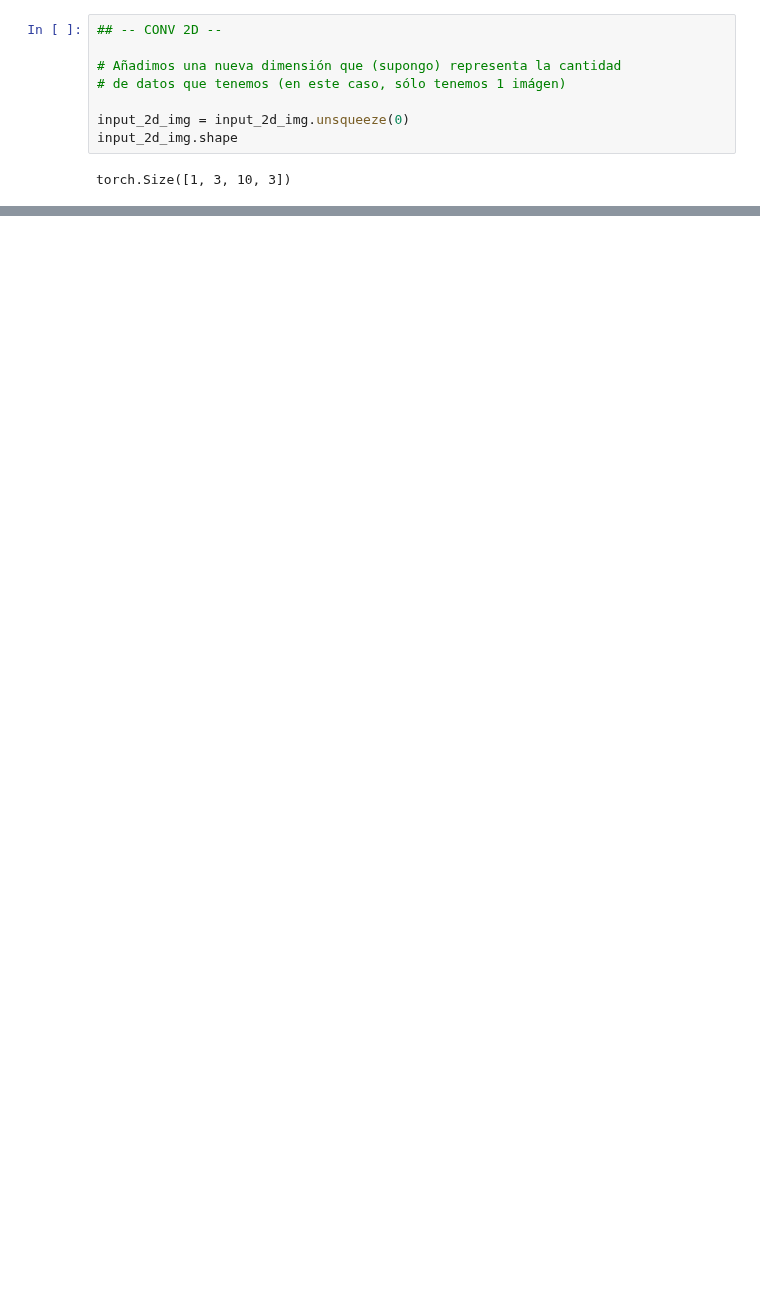
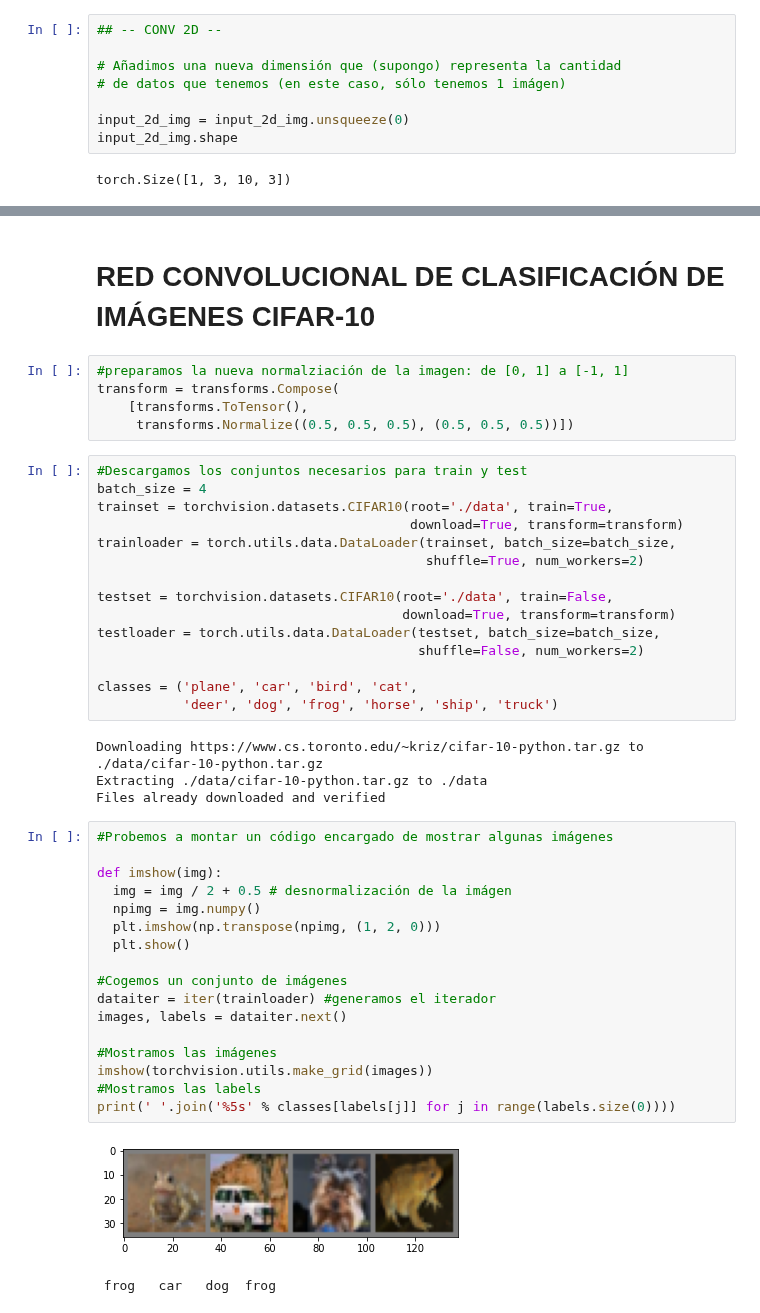
Before and after one commit to vicentcamison/idal_ia3, a Jupyter notebook: 3 Aprendizaje profundo (II)/Sesion 2/cnn_pytorch.ipynb, the cells around one changed output, grey strips where cells are left out. Saved outputs shown, nothing was run; the diff lists cells and outputs as text; blank space fills up the shorter version.

```diff
--- a/3 Aprendizaje profundo (II)/Sesion 2/cnn_pytorch.ipynb
+++ b/3 Aprendizaje profundo (II)/Sesion 2/cnn_pytorch.ipynb
@@ -158 +162,47 @@ tensor([[[[-0.2944, -0.7804, -0.0280, -0.2256],
        grad_fn=<ThnnConv2DBackward>)
+# %% [markdown]
+# RED CONVOLUCIONAL DE CLASIFICACIÓN DE IMÁGENES CIFAR-10
+# %%
+#preparamos la nueva normalziación de la imagen: de [0, 1] a [-1, 1]
+transform = transforms.Compose(
+    [transforms.ToTensor(),
+     transforms.Normalize((0.5, 0.5, 0.5), (0.5, 0.5, 0.5))])
+# %%
+#Descargamos los conjuntos necesarios para train y test
+batch_size = 4
+trainset = torchvision.datasets.CIFAR10(root='./data', train=True,
+                                        download=True, transform=transform)
+trainloader = torch.utils.data.DataLoader(trainset, batch_size=batch_size,
+                                          shuffle=True, num_workers=2)
+
+testset = torchvision.datasets.CIFAR10(root='./data', train=False,
+                                       download=True, transform=transform)
+testloader = torch.utils.data.DataLoader(testset, batch_size=batch_size,
+                                         shuffle=False, num_workers=2)
+
+classes = ('plane', 'car', 'bird', 'cat',
+           'deer', 'dog', 'frog', 'horse', 'ship', 'truck')
+# %% [output]
+Downloading https://www.cs.toronto.edu/~kriz/cifar-10-python.tar.gz to ./data/cifar-10-python.tar.gz
+Extracting ./data/cifar-10-python.tar.gz to ./data
+Files already downloaded and verified
+# %%
+#Probemos a montar un código encargado de mostrar algunas imágenes
+
+def imshow(img):
+  img = img / 2 + 0.5 # desnormalización de la imágen
+  npimg = img.numpy()
+  plt.imshow(np.transpose(npimg, (1, 2, 0)))
+  plt.show()
+
+#Cogemos un conjunto de imágenes
+dataiter = iter(trainloader) #generamos el iterador
+images, labels = dataiter.next()
+
+#Mostramos las imágenes
+imshow(torchvision.utils.make_grid(images))
+#Mostramos las labels
+print(' '.join('%5s' % classes[labels[j]] for j in range(labels.size(0))))
+# %% [output]
+[figure, added]
+ frog   car   dog  frog
```
Also changed, not shown: parts of 15 cells of this notebook.
